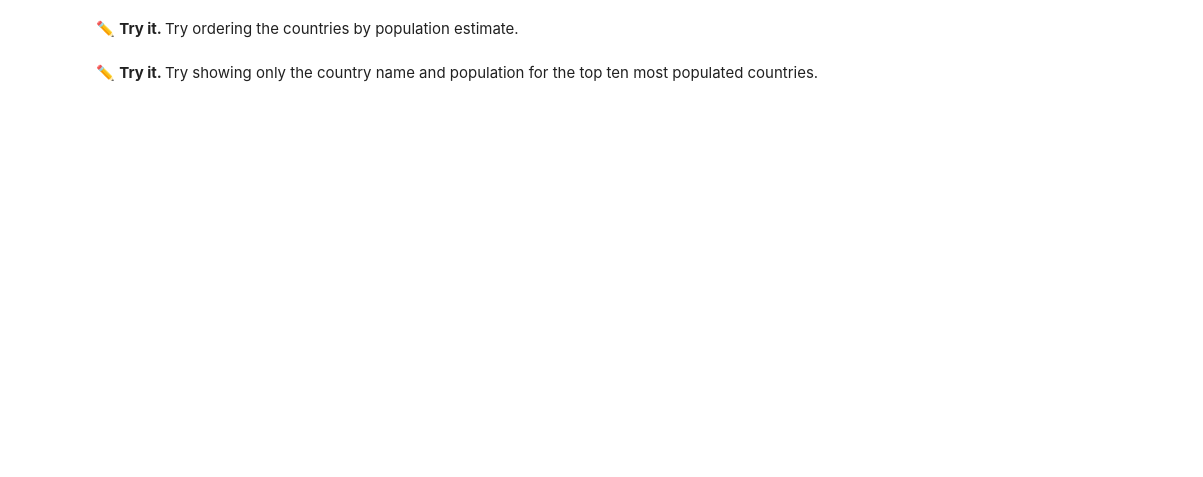
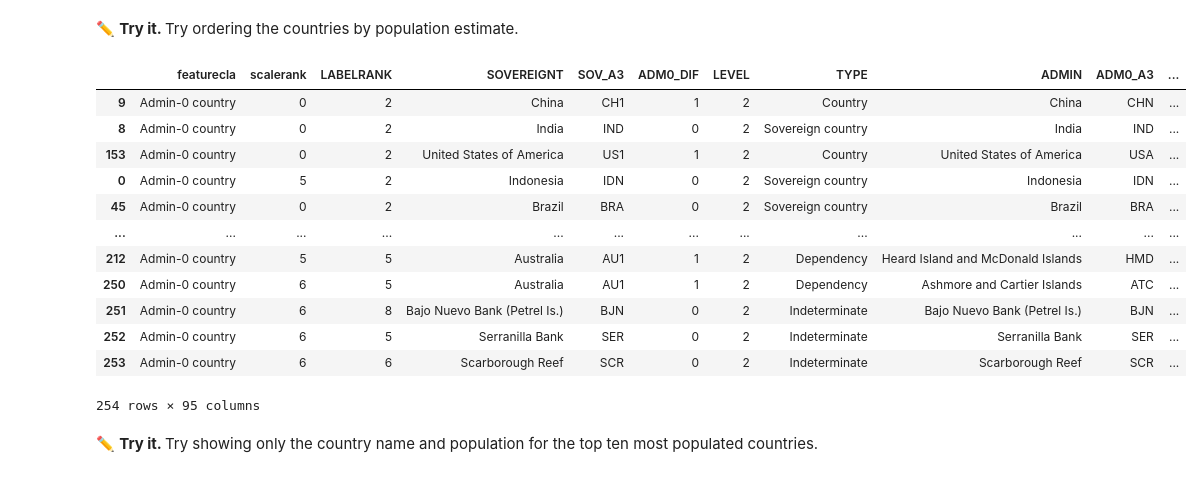
Before and after one commit to cascadet/GPHY-491-591, a Jupyter notebook: materials/Day4/041_geospatial.ipynb, the cells around one changed output. Cells and saved outputs as stored; diff of their text form; code cells hidden in the pictures; blank space fills up the shorter version.

```diff
--- a/materials/Day4/041_geospatial.ipynb
+++ b/materials/Day4/041_geospatial.ipynb
@@ -143,7 +211,21 @@ gdf.shape
 </div>
 # %%
 # fill in the question marks with the correct column
-gdf.sort_values(by = '???', ascending = False)
+gdf.sort_values(by = 'POP_EST', ascending = False)
+# %% [output]
+|  | featurecla | scalerank | LABELRANK | SOVEREIGNT | SOV_A3 | ADM0_DIF | LEVEL | TYPE | ADMIN | ADM0_A3 | ... |
+| 9 | Admin-0 country | 0 | 2 | China | CH1 | 1 | 2 | Country | China | CHN | ... |
+| 8 | Admin-0 country | 0 | 2 | India | IND | 0 | 2 | Sovereign country | India | IND | ... |
+| 153 | Admin-0 country | 0 | 2 | United States of America | US1 | 1 | 2 | Country | United States of America | USA | ... |
+| 0 | Admin-0 country | 5 | 2 | Indonesia | IDN | 0 | 2 | Sovereign country | Indonesia | IDN | ... |
+| 45 | Admin-0 country | 0 | 2 | Brazil | BRA | 0 | 2 | Sovereign country | Brazil | BRA | ... |
+| ... | ... | ... | ... | ... | ... | ... | ... | ... | ... | ... | ... |
+| 212 | Admin-0 country | 5 | 5 | Australia | AU1 | 1 | 2 | Dependency | Heard Island and McDonald Islands | HMD | ... |
+| 250 | Admin-0 country | 6 | 5 | Australia | AU1 | 1 | 2 | Dependency | Ashmore and Cartier Islands | ATC | ... |
+| 251 | Admin-0 country | 6 | 8 | Bajo Nuevo Bank (Petrel Is.) | BJN | 0 | 2 | Indeterminate | Bajo Nuevo Bank (Petrel Is.) | BJN | ... |
+| 252 | Admin-0 country | 6 | 5 | Serranilla Bank | SER | 0 | 2 | Indeterminate | Serranilla Bank | SER | ... |
+| 253 | Admin-0 country | 6 | 6 | Scarborough Reef | SCR | 0 | 2 | Indeterminate | Scarborough Reef | SCR | ... |
+254 rows × 95 columns
 # %% [markdown]
 <div class="example">
     ✏️ <b> Try it. </b>
```
Also changed, not shown: parts of 46 cells of this notebook.
